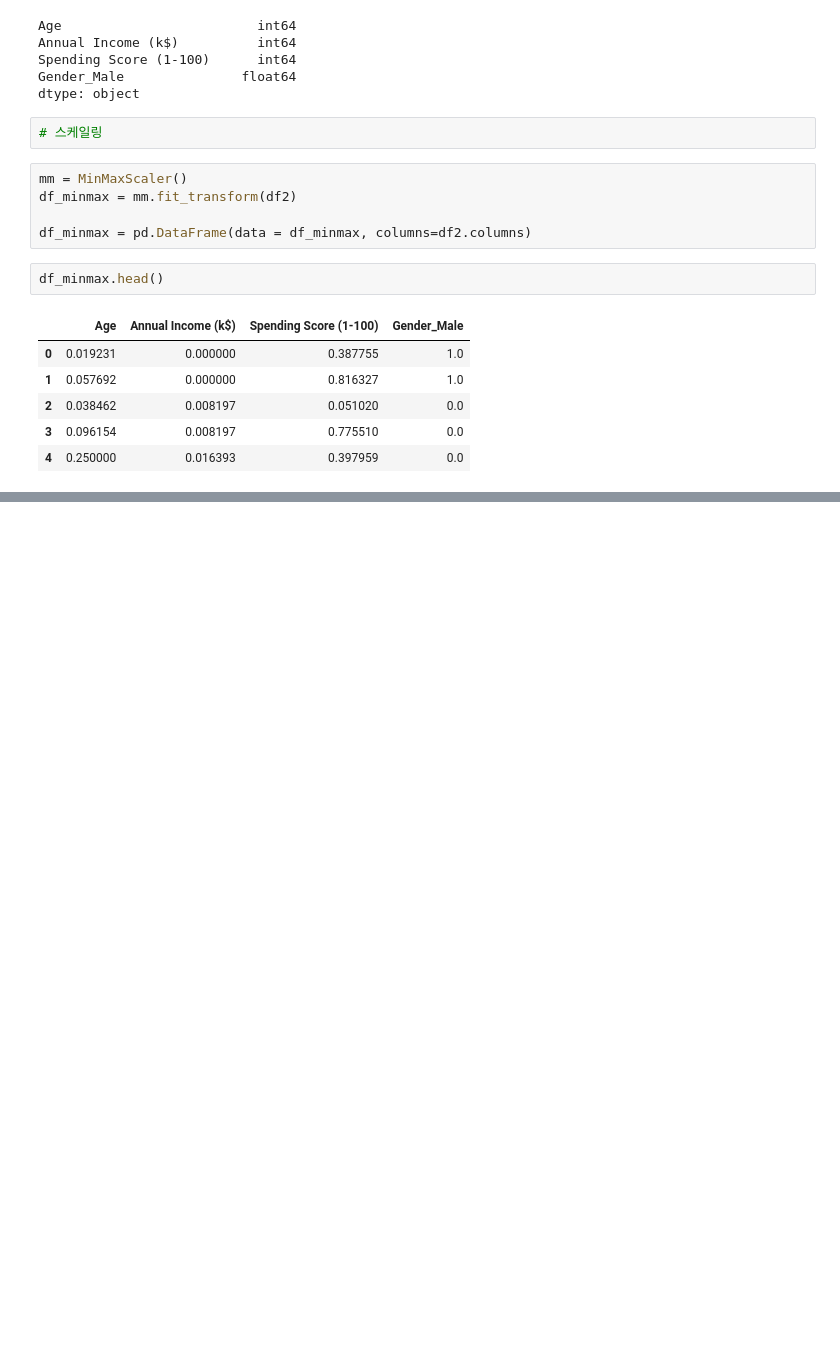
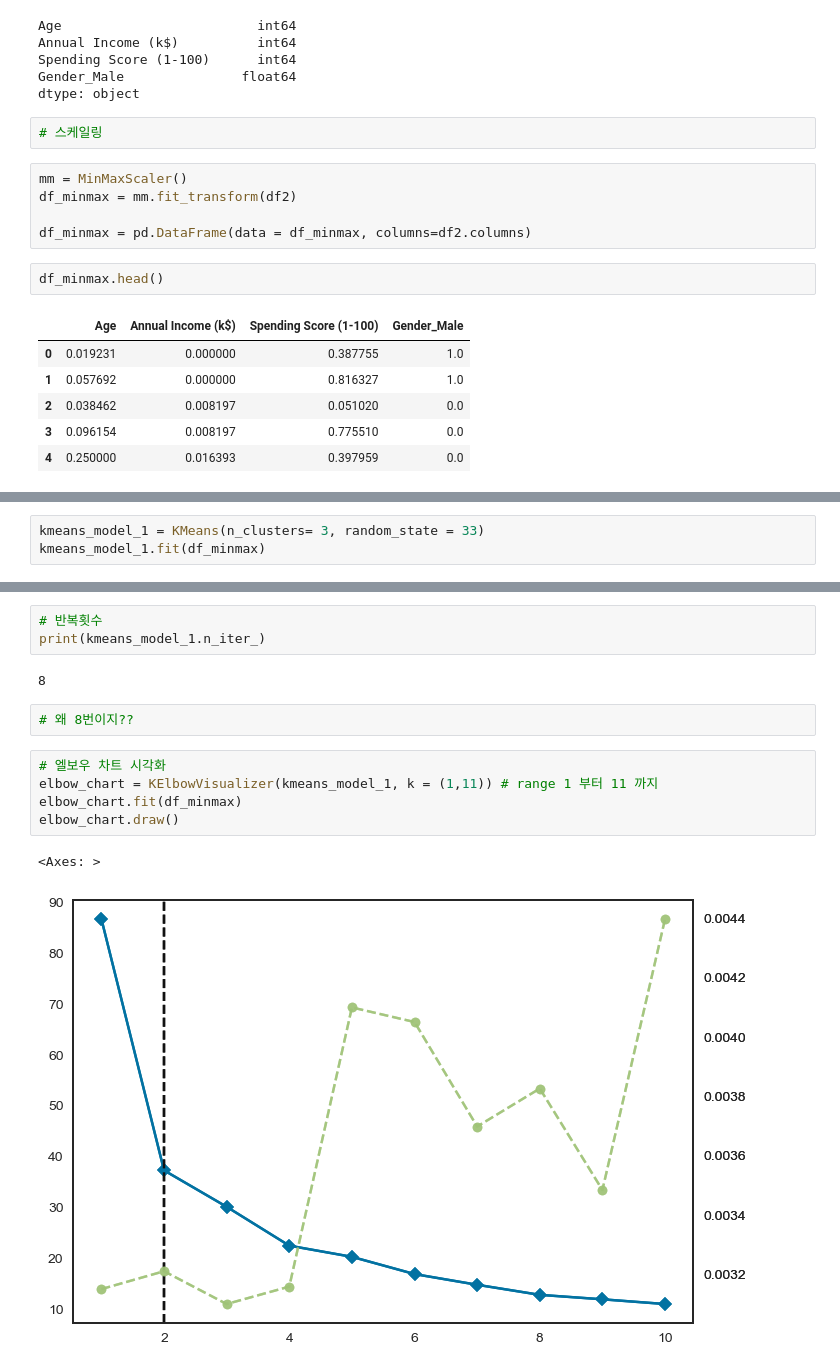
Before and after one commit to bidulgirin/data_science, a Jupyter notebook: 26.군집모델.ipynb, the cells around one changed output, grey strips where cells are left out. Saved outputs shown, nothing was run; the diff lists cells and outputs as text; blank space fills up the shorter version.

```diff
--- a/26.군집모델.ipynb
+++ b/26.군집모델.ipynb
@@ -159,0 +162,3 @@ df_minmax.head()
+# %%
+kmeans_model_1 = KMeans(n_clusters= 3, random_state = 33)
+kmeans_model_1.fit(df_minmax)
@@ -159,0 +179,15 @@ df_minmax.head()
+# %%
+# 반복횟수
+print(kmeans_model_1.n_iter_)
+# %% [output]
+8
+# %%
+# 왜 8번이지??
+# %%
+# 엘보우 차트 시각화
+elbow_chart = KElbowVisualizer(kmeans_model_1, k = (1,11)) # range 1 부터 11 까지
+elbow_chart.fit(df_minmax)
+elbow_chart.draw()
+# %% [output]
+<Axes: >
+[figure, added]
```
Also changed, not shown: parts of 35 cells of this notebook, 2 other files.
